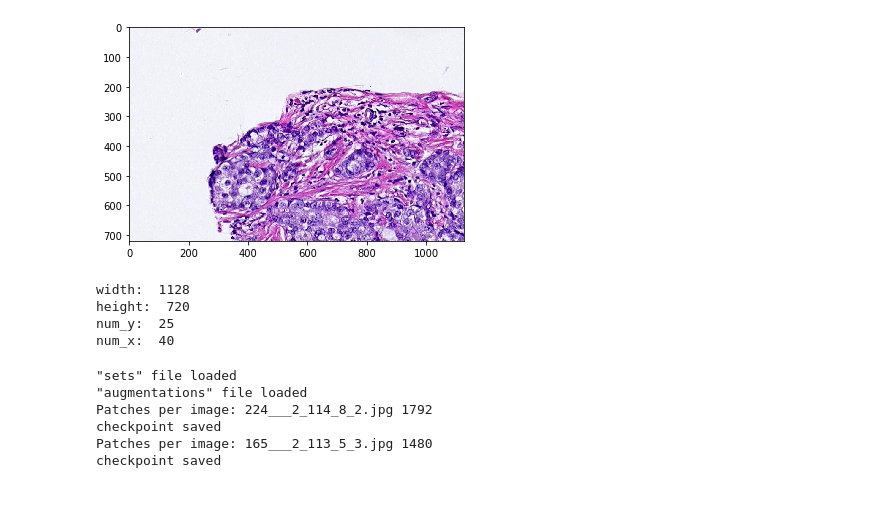
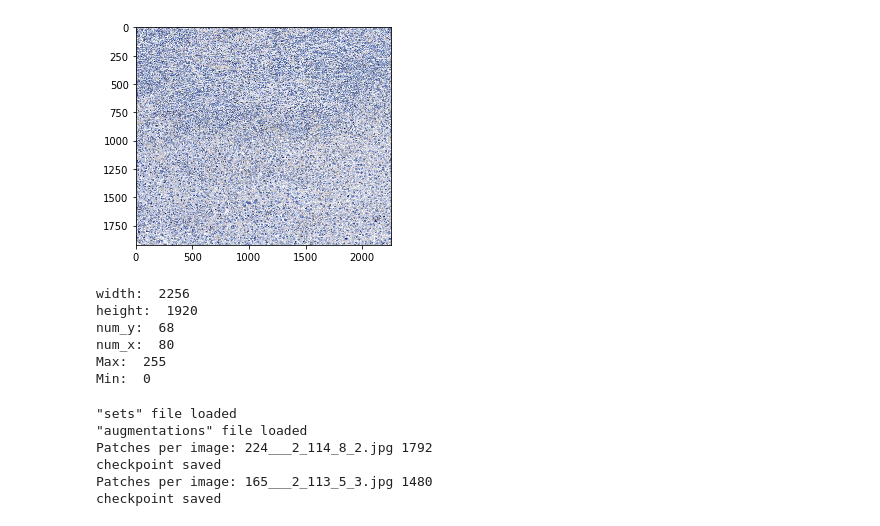
Before and after one commit to AdalbertoCq/Pathology-GAN, a Jupyter notebook: playgound.ipynb, the cells around one changed output. Drawn from its saved outputs; the diff is of its cells as text; code cells hidden in the pictures; blank space fills up the shorter version.

Commit message:
DCGAN run and label fix to proccess datasets.

```diff
--- a/playgound.ipynb
+++ b/playgound.ipynb
@@ -4,24 +5,28 @@ import matplotlib.pyplot as plt
 # %%
 patch_h = 28
 patch_w = 28
-image = '/Users/adalbertoclaudioquiros/Documents/Code/UofG/PhD/Cancer TMA Generative/data/NKI_HE/275___2_116_10_3.jpg'
+image = '/Users/adalbertoclaudioquiros/Documents/Code/UofG/PhD/Cancer_TMA_Generative/dataset/StanfordTMA/cd81/1_94_13_7_52_1469_133.jpg'
 img = skimage.io.imread(image)
 height, width, channels = img.shape
 num_y = height//patch_h
 num_x = width//patch_w
 
 plt.imshow(img)
 plt.show()
 print('width: ', width)
 print('height: ', height)
 print('num_y: ', num_y)
 print('num_x: ', num_x)
+print('Max: ', np.amax(img))
+print('Min: ', np.amin(img))
 # %% [output]
-[figure, old version]
+[figure, new version]
-width:  1128
-height:  720
-num_y:  25
-num_x:  40
+width:  2256
+height:  1920
+num_y:  68
+num_x:  80
+Max:  255
+Min:  0
 # %%
 from preparation.preprocessor import Preprocessor
 with Preprocessor(patch_h=56, patch_w=56) as preprocessor:
```
Also changed, not shown: parts of 1 cell of this notebook, 2 other files.
